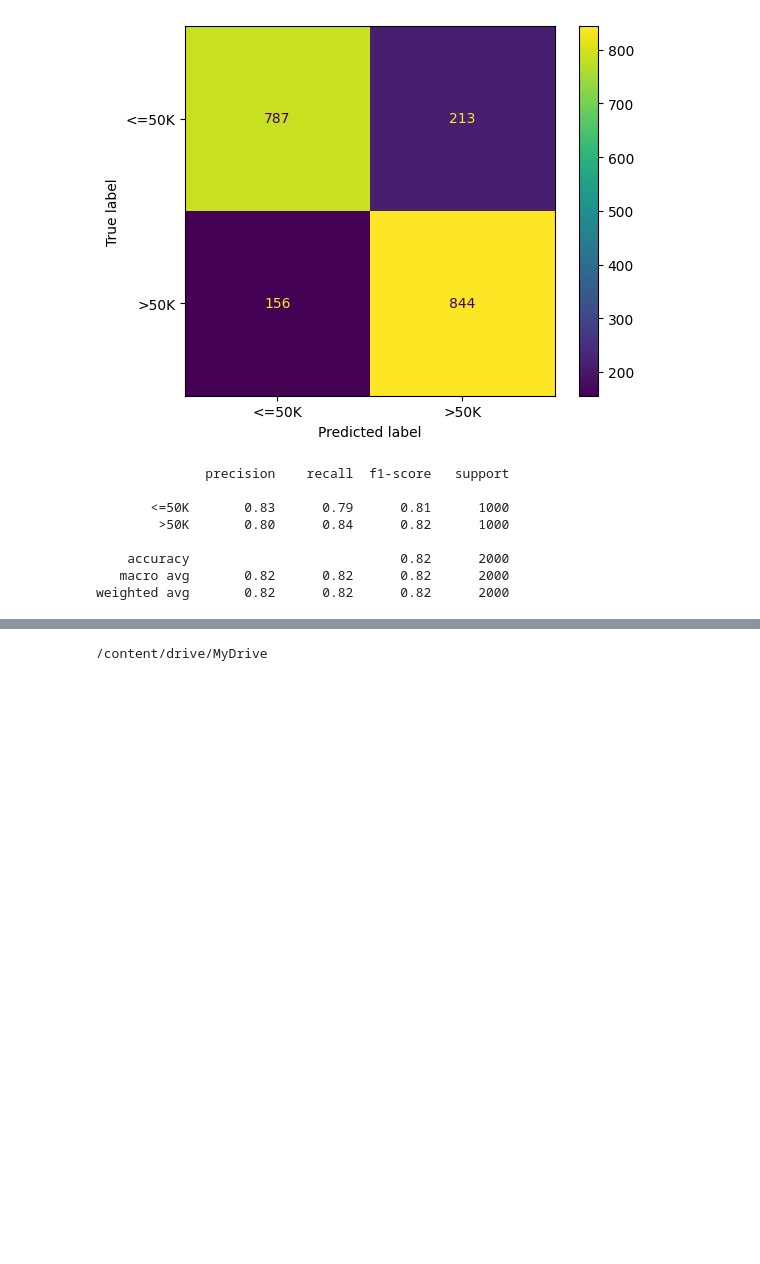
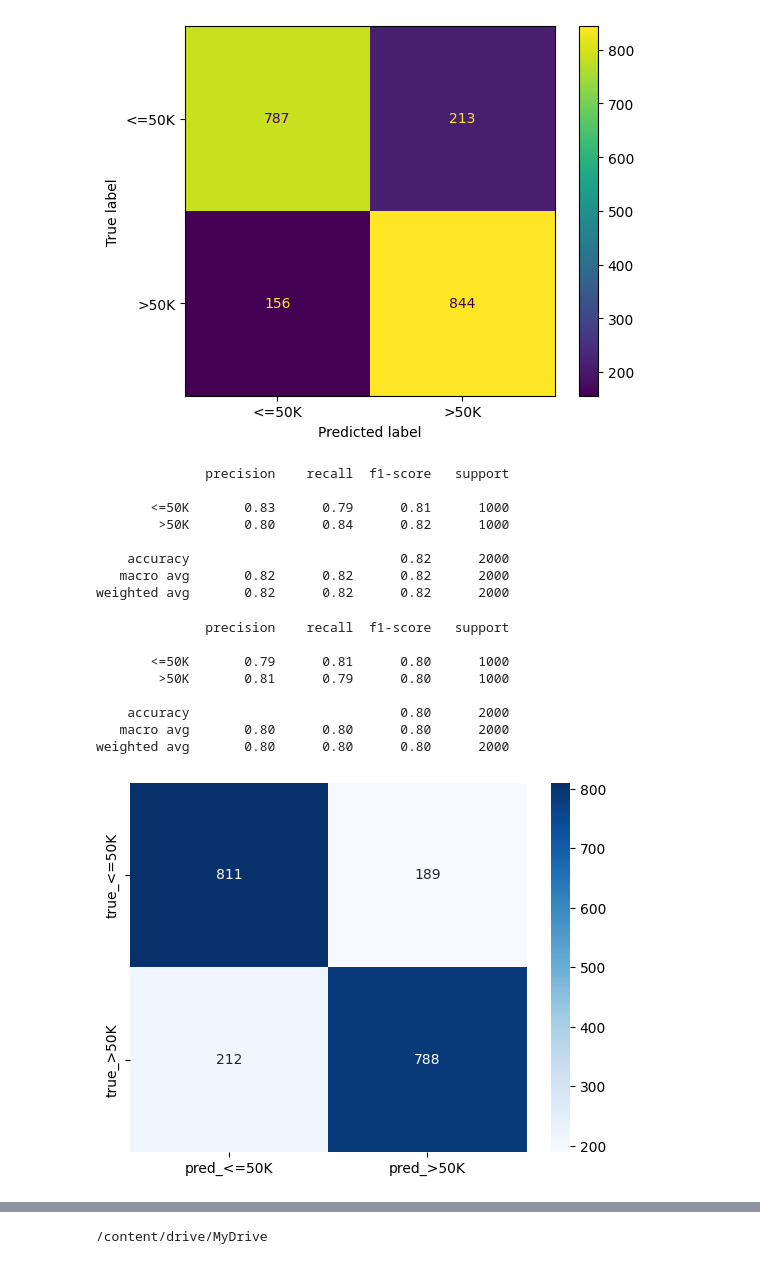
Before and after one commit to ArunKrishnan09/dl-survey-live-lab-2025, a Jupyter notebook: notebooks/01_baseline_random_forest_gradio.ipynb, the cells around one changed output, grey strips where cells are left out. Drawn from its saved outputs; the diff is of its cells as text; code cells hidden in the pictures; blank space fills up the shorter version.

```diff
--- a/notebooks/01_baseline_random_forest_gradio.ipynb
+++ b/notebooks/01_baseline_random_forest_gradio.ipynb
@@ -963,7 +963,7 @@ weighted avg       0.81      0.81      0.81      2000
 param_grid = [
   {'C': [0.5, 1, 10, 100], # NOTE: Values for C must be > 0
    'gamma': ['scale', 1, 0.1, 0.01, 0.001, 0.0001],
-   'kernel': ['rbf', "linear"]},
+   'kernel': ['rbf']},
 ]
 optimal_params = GridSearchCV(
         SVC(),
@@ -1009,3 +1007,25 @@ print(classification_report(y_test_svm, y_pred_svm))
     accuracy                           0.82      2000
    macro avg       0.82      0.82      0.82      2000
 weighted avg       0.82      0.82      0.82      2000
+# %%
+rf_small = RandomForestClassifier(n_estimators=100, random_state=42)
+rf_small.fit(X_train_svm, y_train_svm)
+
+y_pred = rf_small.predict(X_test_svm)
+print(classification_report(y_test_svm, y_pred))
+
+cm = confusion_matrix(y_test_svm, y_pred, labels=rf.classes_)
+sns.heatmap(pd.DataFrame(cm, index=[f"true_{c}" for c in rf_small.classes_],
+                            columns=[f"pred_{c}" for c in rf_small.classes_]),
+            annot=True, fmt="d", cmap="Blues")
+plt.show()
+# %% [output]
+              precision    recall  f1-score   support
+
+       <=50K       0.79      0.81      0.80      1000
+        >50K       0.81      0.79      0.80      1000
+
+    accuracy                           0.80      2000
+   macro avg       0.80      0.80      0.80      2000
+weighted avg       0.80      0.80      0.80      2000
+[figure, added]
```
Also changed, not shown: parts of 12 cells of this notebook.
